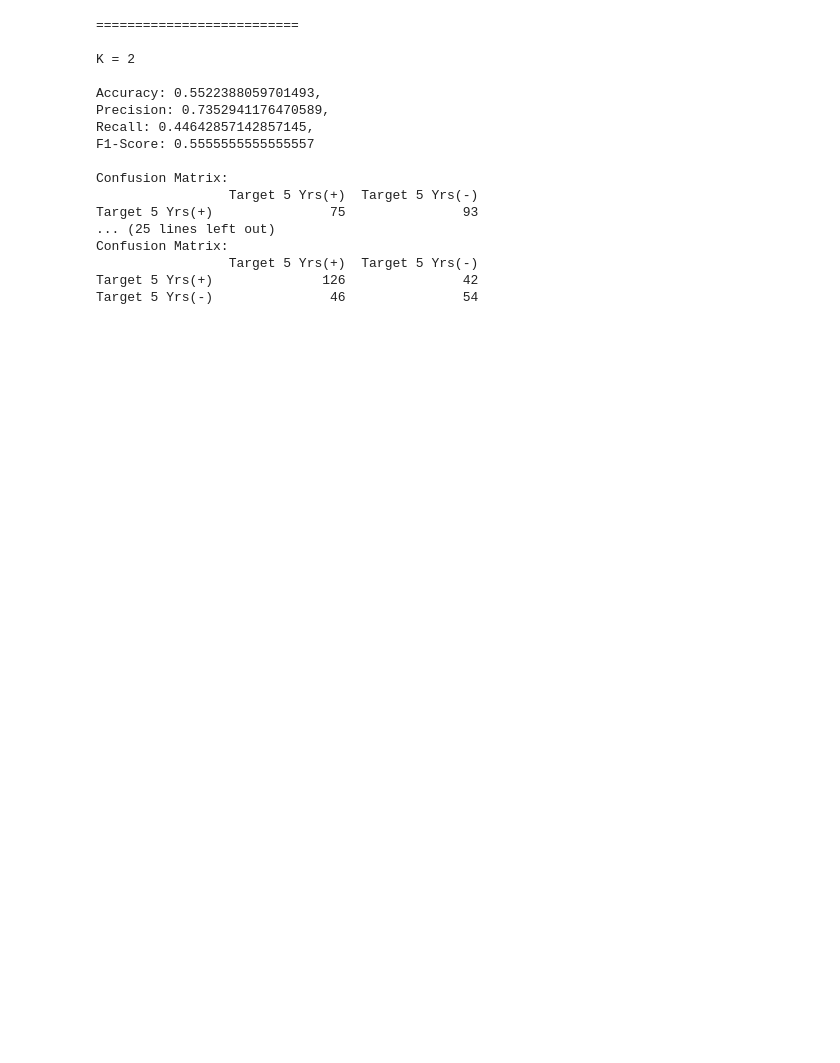
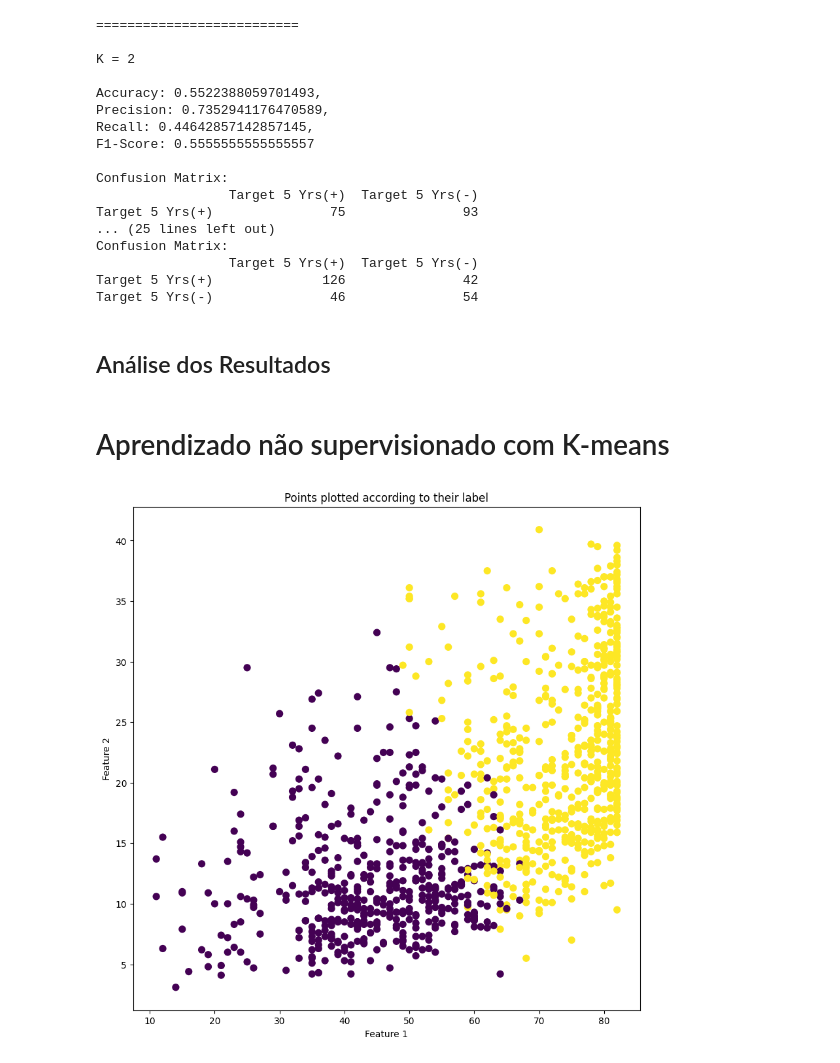
Before and after one commit to paduathiago/ML-supervised-and-unsupervised, a Jupyter notebook: tp2.ipynb, the cells around one changed output. Drawn from its saved outputs; the diff is of its cells as text; code cells hidden in the pictures; blank space fills up the shorter version.

Commit message:
added k-means

```diff
--- a/tp2.ipynb
+++ b/tp2.ipynb
@@ -34,8 +38,8 @@ def knn(k, train, test):
     numpy.ndarray
         Indices of the k nearest neighbors of test in train.
     """
-    dist = numpy.sqrt(numpy.sum((train - test) ** 2, axis=1))  # Euclidean distance
-    dist_sorted = numpy.argsort(dist)
+    dist = np.sqrt(np.sum((train - test) ** 2, axis=1))  # Euclidean distance
+    dist_sorted = np.argsort(dist)
     return dist_sorted[:k]
 # %%
 def classify_knn(k, train, test, train_y):
@@ -59,29 +63,29 @@ def classify_knn(k, train, test, train_y):
         Classifications of the test samples.
     """
     neighbours = [knn(k, train, test.iloc[i]) for i in range(len(test_X))]
-    classifications = [train_y[neighbours[i]] for i in range(len(neighbours))]
-    return [scipy.stats.mode(classifications[i], keepdims=True)[0][0] for i in range(len(classifications))]
+    predictions = [train_y[neighbours[i]] for i in range(len(neighbours))]
+    return [scipy.stats.mode(predictions[i], keepdims=True)[0][0] for i in range(len(predictions))]
 # %%
-def obtain_metrics(classifications, test_y):
+def obtain_metrics(predictions, test_y):
     """
     Calculates the accuracy, precision, recall and f1-score of a classification.
 
     Parameters
     ----------
-    classifications : numpy.ndarray
-        Classifications of the test set.
+    predictions : numpy.ndarray
+        predictions of the test set.
     test_y : numpy.ndarray
         Labels of the test set.
 
     Returns
     -------
     tuple
-        Accuracy, precision, recall and f1-score of the classification.
+        Accuracy, precision, recall and f1-score of the prediction.
     """
-    tp = sum([tag == test == 1 for tag, test in zip(classifications, test_y)])
-    tn = sum([tag == test == 0 for tag, test in zip(classifications, test_y)])
-    fp = sum([1 for i in range(len(classifications)) if classifications[i] == 1 and test_y.iloc[i] == 0])
-    fn = sum([1 for i in range(len(classifications)) if classifications[i] == 0 and test_y.iloc[i] == 1])
+    tp = sum([tag == test == 1 for tag, test in zip(predictions, test_y)])
+    tn = sum([tag == test == 0 for tag, test in zip(predictions, test_y)])
+    fp = sum([1 for i in range(len(predictions)) if predictions[i] == 1 and test_y.iloc[i] == 0])
+    fn = sum([1 for i in range(len(predictions)) if predictions[i] == 0 and test_y.iloc[i] == 1])
 
     accuracy = (tp + tn) / (tp + tn + fp + fn)
     precision = tp / (tp + fp)
@@ -119,8 +123,8 @@ recalls = []
 f1_scores = []
 
 for k in range(1, len(test) + 1):
-    classification = classify_knn(k, train_X, test_X, train_y)
-    accuracy, precision, recall, f1_score = obtain_metrics(classification, test_y)
+    prediction = classify_knn(k, train_X, test_X, train_y)
+    accuracy, precision, recall, f1_score = obtain_metrics(prediction, test_y)
     accuracies.append(accuracy)
     precisions.append(precision)
     recalls.append(recall)
@@ -205,3 +212,7 @@ Confusion Matrix:
                  Target 5 Yrs(+)  Target 5 Yrs(-)
 Target 5 Yrs(+)              126               42
 Target 5 Yrs(-)               46               54
+# %% [markdown]
+## Análise dos Resultados
+# %% [markdown]
+# Aprendizado não supervisionado com K-means
@@ -207,0 +270,13 @@ Target 5 Yrs(-)               46               54
+# %%
+k_means = K_Means(2)
+k_means.fit(train_X)
+cluster_labels = k_means.predict(train_X)
+
+plt.figure(figsize=(10, 10))
+plt.scatter(train_X.iloc[:, 0], train_X.iloc[:, 1], c=cluster_labels, s=50, cmap='viridis')
+plt.xlabel('Feature 1')
+plt.ylabel('Feature 2')
+plt.title('Points plotted according to their label')
+plt.show()
+# %% [output]
+[figure, added]
```
Also changed, not shown: parts of 9 cells of this notebook.
